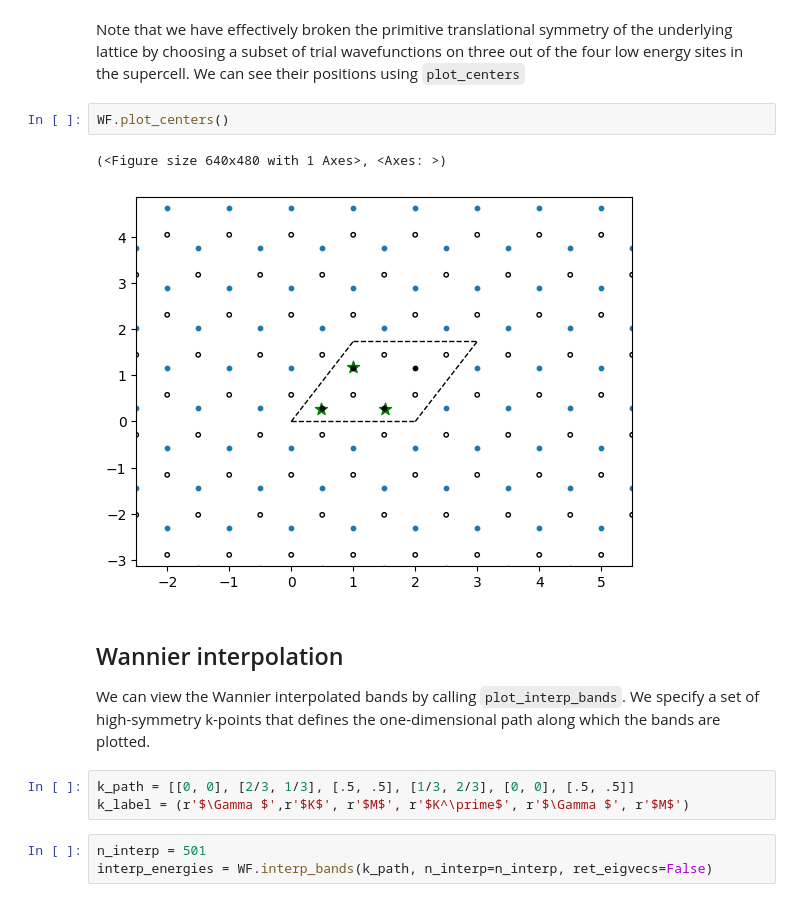
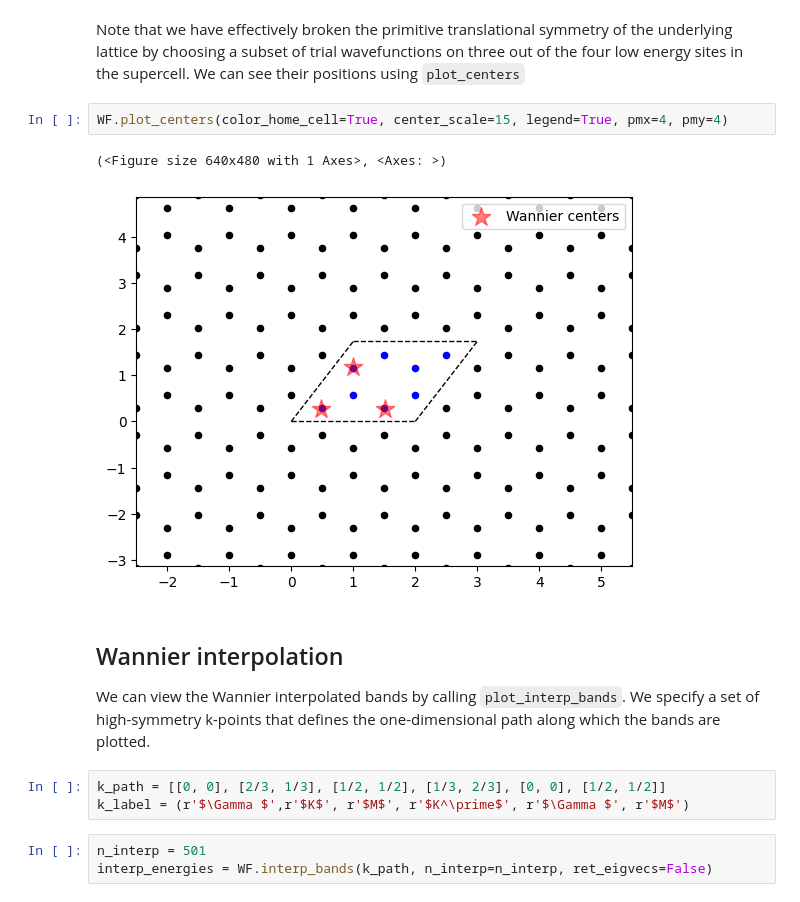
Before and after one commit to pythtb/pythtb, a Jupyter notebook: docs/source/examples_ipynb/reduced_wannier.ipynb, the cells around one changed output. Cells and saved outputs as stored; diff of their text form.

```diff
--- a/docs/source/examples_ipynb/reduced_wannier.ipynb
+++ b/docs/source/examples_ipynb/reduced_wannier.ipynb
@@ -203,16 +238,16 @@ WF.plot_density(0)
 # %% [markdown]
 Note that we have effectively broken the primitive translational symmetry of the underlying lattice by choosing a subset of trial wavefunctions on three out of the four low energy sites in the supercell. We can see their positions using `plot_centers`
 # %%
-WF.plot_centers()
+WF.plot_centers(color_home_cell=True, center_scale=15, legend=True, pmx=4, pmy=4)
 # %% [output]
 (<Figure size 640x480 with 1 Axes>, <Axes: >)
-[figure, old version]
+[figure, new version]
 # %% [markdown]
 ## Wannier interpolation
 
 We can view the Wannier interpolated bands by calling `plot_interp_bands`. We specify a set of high-symmetry k-points that defines the one-dimensional path along which the bands are plotted.
 # %%
-k_path = [[0, 0], [2/3, 1/3], [.5, .5], [1/3, 2/3], [0, 0], [.5, .5]]
+k_path = [[0, 0], [2/3, 1/3], [1/2, 1/2], [1/3, 2/3], [0, 0], [1/2, 1/2]]
 k_label = (r'$\Gamma $',r'$K$', r'$M$', r'$K^\prime$', r'$\Gamma $', r'$M$')
 # %%
 n_interp = 501
```
Also changed, not shown: parts of 12 cells of this notebook, 22 other files.
